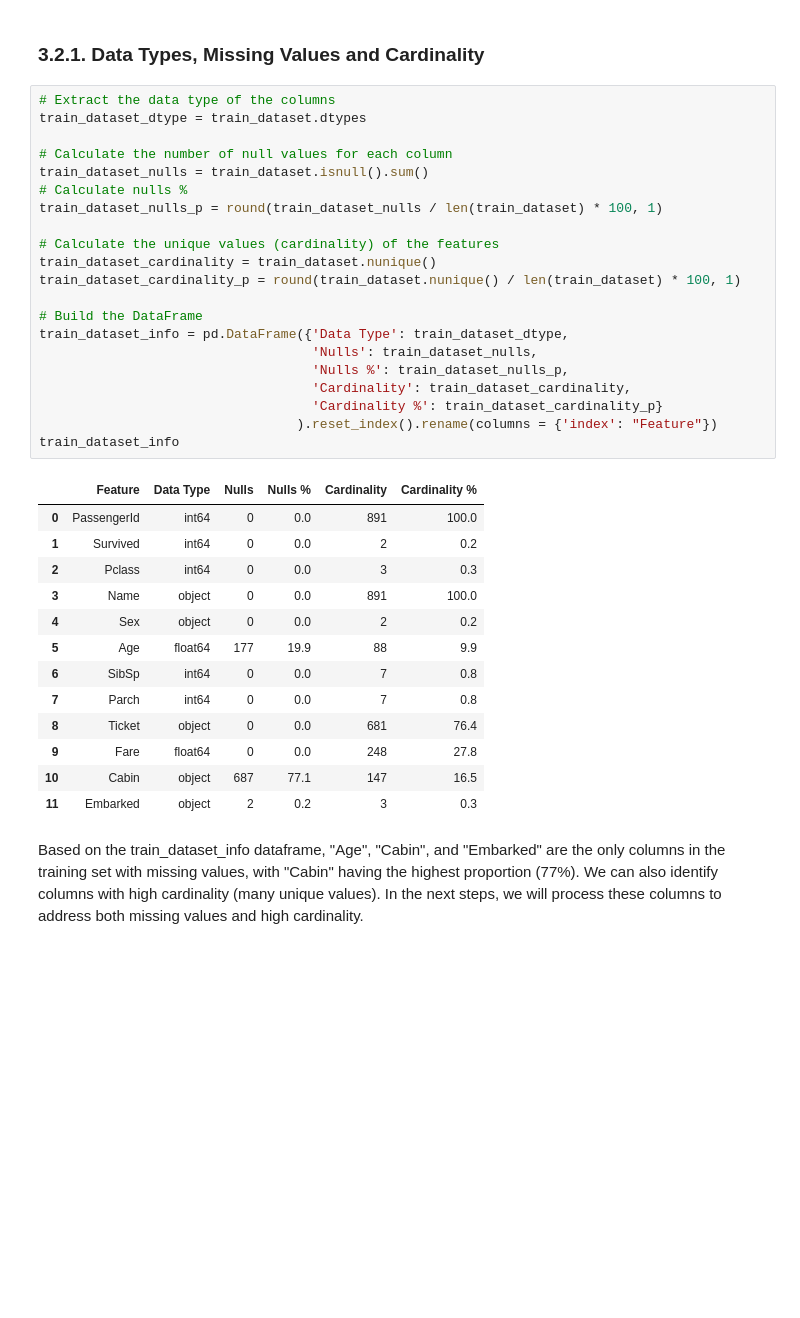
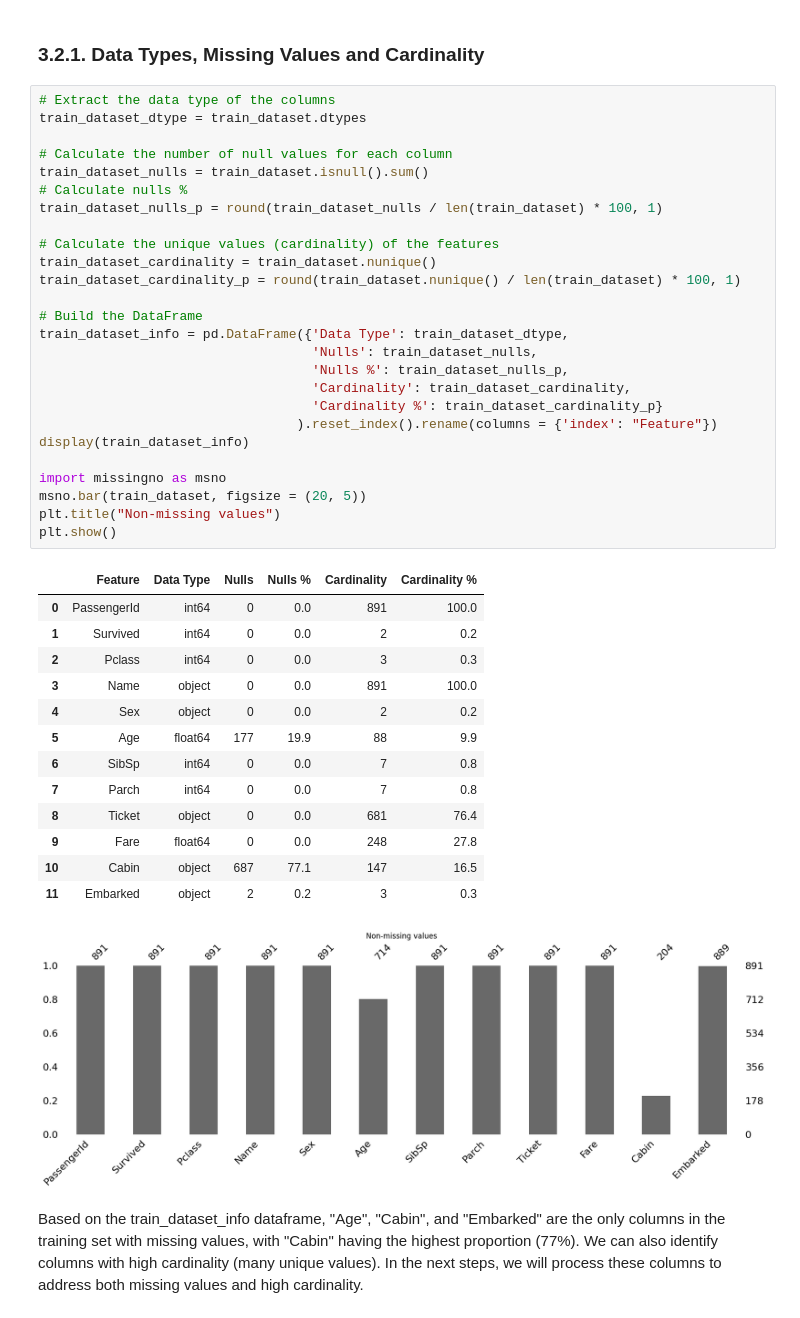
Before and after one commit to catalinm955/Titanic-ML, a Jupyter notebook: notebooks/01_EDA.ipynb, the cells around one changed output. Cells and saved outputs as stored; diff of their text form; blank space fills up the shorter version.

```diff
--- a/notebooks/01_EDA.ipynb
+++ b/notebooks/01_EDA.ipynb
@@ -75,34 +75,40 @@ train_dataset_dtype = train_dataset.dtypes
 # Calculate the number of null values for each column
 train_dataset_nulls = train_dataset.isnull().sum()
 # Calculate nulls %
 train_dataset_nulls_p = round(train_dataset_nulls / len(train_dataset) * 100, 1)
 
 # Calculate the unique values (cardinality) of the features
 train_dataset_cardinality = train_dataset.nunique()
 train_dataset_cardinality_p = round(train_dataset.nunique() / len(train_dataset) * 100, 1)
 
 # Build the DataFrame
 train_dataset_info = pd.DataFrame({'Data Type': train_dataset_dtype,
                                    'Nulls': train_dataset_nulls,
                                    'Nulls %': train_dataset_nulls_p,
                                    'Cardinality': train_dataset_cardinality,
                                    'Cardinality %': train_dataset_cardinality_p}
                                  ).reset_index().rename(columns = {'index': "Feature"})
-train_dataset_info
+display(train_dataset_info)
+
+import missingno as msno
+msno.bar(train_dataset, figsize = (20, 5))
+plt.title("Non-missing values")
+plt.show()
 # %% [output]
 |  | Feature | Data Type | Nulls | Nulls % | Cardinality | Cardinality % |
 | 0 | PassengerId | int64 | 0 | 0.0 | 891 | 100.0 |
 | 1 | Survived | int64 | 0 | 0.0 | 2 | 0.2 |
 | 2 | Pclass | int64 | 0 | 0.0 | 3 | 0.3 |
 | 3 | Name | object | 0 | 0.0 | 891 | 100.0 |
 | 4 | Sex | object | 0 | 0.0 | 2 | 0.2 |
 | 5 | Age | float64 | 177 | 19.9 | 88 | 9.9 |
 | 6 | SibSp | int64 | 0 | 0.0 | 7 | 0.8 |
 | 7 | Parch | int64 | 0 | 0.0 | 7 | 0.8 |
 | 8 | Ticket | object | 0 | 0.0 | 681 | 76.4 |
 | 9 | Fare | float64 | 0 | 0.0 | 248 | 27.8 |
 | 10 | Cabin | object | 687 | 77.1 | 147 | 16.5 |
 | 11 | Embarked | object | 2 | 0.2 | 3 | 0.3 |
+[figure, added]
 # %% [markdown]
 Based on the train_dataset_info dataframe, "Age", "Cabin", and "Embarked" are the only columns in the training set with missing values, with "Cabin" having the highest proportion (77%). We can also identify columns with high cardinality (many unique values). In the next steps, we will process these columns to address both missing values and high cardinality.
 # %% [markdown]
```
Also changed, not shown: parts of 15 cells of this notebook, 1 other file.
